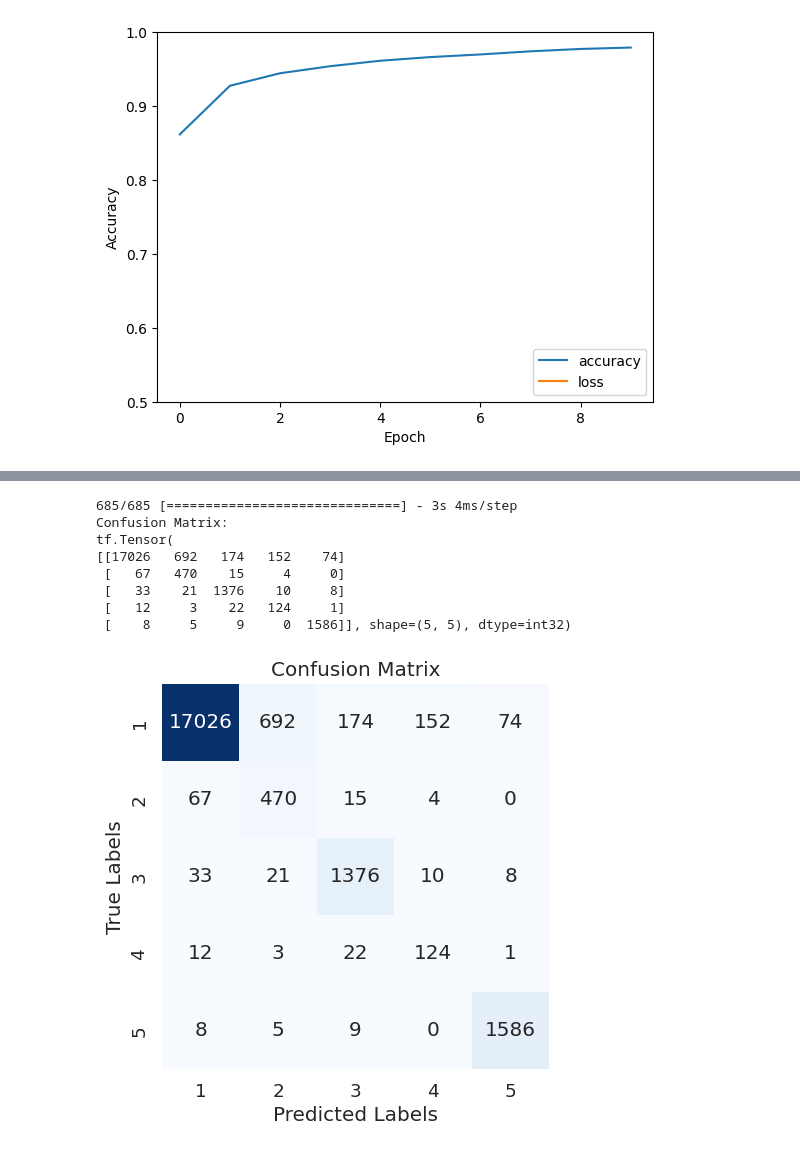
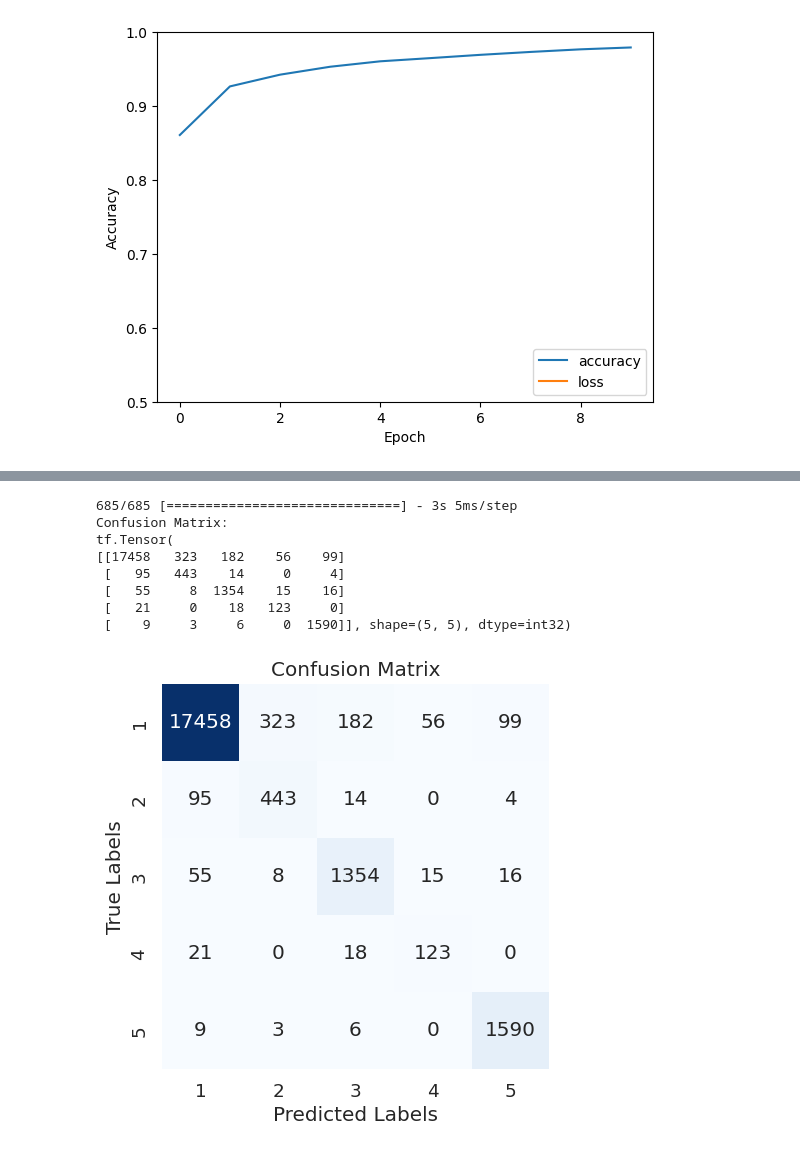
Before and after one commit to vienskaz/ECG-CNN, a Jupyter notebook: EKG_CNN.ipynb, the cells around one changed output, grey strips where cells are left out. Drawn from its saved outputs; the diff is of its cells as text; code cells hidden in the pictures.

```diff
--- a/EKG_CNN.ipynb
+++ b/EKG_CNN.ipynb
@@ -118,6 +122,13 @@ three=np.squeeze(three, axis=-1)
 four = np.squeeze(four, axis=-1)
 five = np.squeeze(five, axis=-1)
 
+
+one= moving_average_filter(one)
+two= moving_average_filter(two)
+three= moving_average_filter(three)
+four= moving_average_filter(four)
+five= moving_average_filter(five)
+
 merged_two = np.concatenate((two, syntetic_twos), axis=0)
 merged_four = np.concatenate((four, syntetic_fours), axis=0)
 # %%
@@ -127,7 +138,7 @@ print(merged_four.shape)
 (5000, 187)
 (5000, 187)
 # %%
-X_train = np.concatenate((one, merged_two, three, merged_four, five))
+X_train_f = np.concatenate((one, merged_two, three, merged_four, five))
 # %%
 X_train.shape
 # %% [output]
@@ -177,6 +181,3 @@ def moving_average_filter(signal, window_size=5):
 print(len(Y_train))
 # %% [output]
 25000
-# %%
-X_train_f=moving_average_filter(X_train)
-X_test_f=moving_average_filter(X_test)
@@ -272,38 +275,38 @@ Loss=0.1872655600309372
 # %%
 y_pred = model.predict(X_test_f)
 y_pred_classes = tf.argmax(y_pred, axis=1)
 
 
 y_test = y_test.astype(int)
 
 
 confusion_matrix = tf.math.confusion_matrix(y_test, y_pred_classes, num_classes=5)
 print("Confusion Matrix:")
 print(confusion_matrix)
 
-ls
+
 plt.figure(figsize=(5, 5))
 sns.set(font_scale=1.2)
 sns.heatmap(confusion_matrix, annot=True, fmt='d', cmap='Blues', cbar=False)
 
 plt.xticks(ticks=[0.5, 1.5, 2.5, 3.5, 4.5], labels=[1, 2, 3, 4, 5])
 plt.yticks(ticks=[0.5, 1.5, 2.5, 3.5, 4.5], labels=[1, 2, 3, 4, 5])
 
 plt.xlabel('Predicted Labels')
 plt.ylabel('True Labels')
 plt.title('Confusion Matrix')
 
 plt.show()
 # %% [output]
-685/685 [==============================] - 3s 4ms/step
+685/685 [==============================] - 3s 5ms/step
 Confusion Matrix:
 tf.Tensor(
-[[17026   692   174   152    74]
- [   67   470    15     4     0]
- [   33    21  1376    10     8]
- [   12     3    22   124     1]
- [    8     5     9     0  1586]], shape=(5, 5), dtype=int32)
+[[17458   323   182    56    99]
+ [   95   443    14     0     4]
+ [   55     8  1354    15    16]
+ [   21     0    18   123     0]
+ [    9     3     6     0  1590]], shape=(5, 5), dtype=int32)
-[figure, old version]
+[figure, new version]
 # %%
 y_test_modified_labels = y_test + 1
 y_pred_classes_modified_labels = y_pred_classes + 1
```
Also changed, not shown: parts of 9 cells of this notebook.
